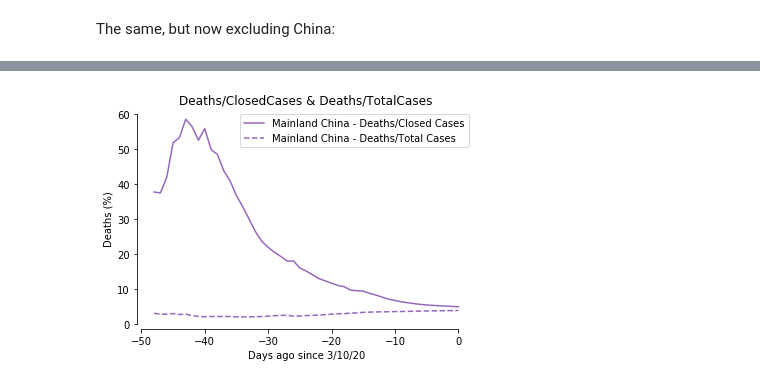
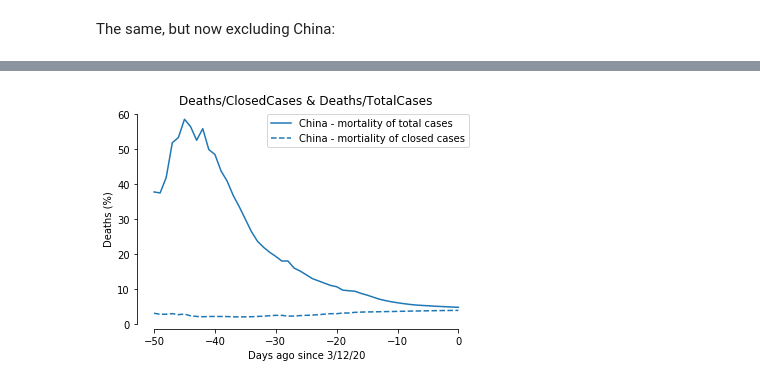
Before and after one commit to jwdegee/py_covid19, a Jupyter notebook: covid19.ipynb, the cells around one changed output, grey strips where cells are left out. Saved outputs shown, nothing was run; the diff lists cells and outputs as text; code cells hidden in the pictures.

```diff
--- a/covid19.ipynb
+++ b/covid19.ipynb
@@ -33,8 +31,12 @@ df_closed = df_d + df_r
+# %%
+df_c = df_d + df_r
+df_o = df - df_c
 # %% [markdown]
 Select countries to plot. Here I select only those countries with >1000 reported cases:
 # %%
-ind_cases = df_c.iloc[-1] > 1000
-country_list = df_c.columns[ind_cases]
+ind_cases = df.iloc[-1] > 1000
+country_list = list(df_c.columns[ind_cases])
+country_list.append('Netherlands')
 colors = sns.color_palette(n_colors=len(country_list))
 # %% [markdown]
 Show what the data looks like:
@@ -52,6 +54,6 @@ Let's start with plotting the total numbr of cases:
 # %%
 for country, color in zip(country_list, colors):
-    plt.plot(df_c.loc[:,country], color=color, label=country)
+    plt.plot(df.loc[:,country], color=color, label=country)
 plt.legend()
 plt.title('Total # cases')
 plt.xlabel('Days ago since {}'.format(last_date))
@@ -63,8 +65,8 @@ sns.despine(offset=2, trim=True)
 The same, but now excluding China:
 # %%
 for country, color in zip(country_list, colors):
-    if not country == 'Mainland China':
-        plt.plot(df_c.loc[:,country], color=color, label=country)
+    if not country == 'China':
+        plt.plot(df.loc[:,country], color=color, label=country)
         # plt.plot(df_c.loc[:,country].diff(), label=country)
 plt.legend()
 plt.title('Total # cases (excl. China)')
@@ -86,12 +95,14 @@ Plot these metrics for China:
 # %%
+df_m_total = (df_d/df*100)
+df_m_closed = (df_d/df_c*100)
 for country, color in zip(country_list, colors):
-    if (country == 'Mainland China'):
-        plt.plot(df_d_f_closed.loc[:,country], color=color, label=country + ' - Deaths/Closed Cases')
-        plt.plot(df_d_f_total.loc[:,country], ls='--', color=color, label=country + ' - Deaths/Total Cases')
+    if (country == 'China'):
+        plt.plot(df_m_closed.loc[:,country], color=color, label=country + ' - mortality of total cases')
+        plt.plot(df_m_total.loc[:,country], ls='--', color=color, label=country + ' - mortiality of closed cases')
 plt.legend()
 plt.title('Deaths/ClosedCases & Deaths/TotalCases')
 plt.xlabel('Days ago since {}'.format(last_date))
 plt.ylabel('Deaths (%)')
 sns.despine(offset=2, trim=True)
 # %% [output]
-[figure, old version]
+[figure, new version]
```
Also changed, not shown: parts of 32 cells of this notebook.
